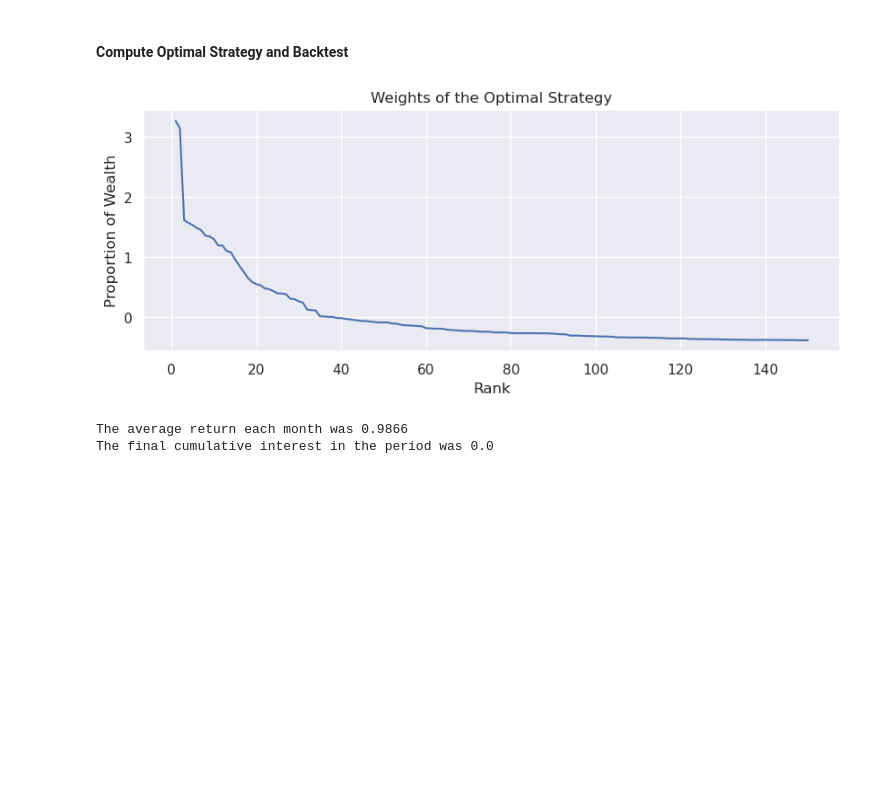
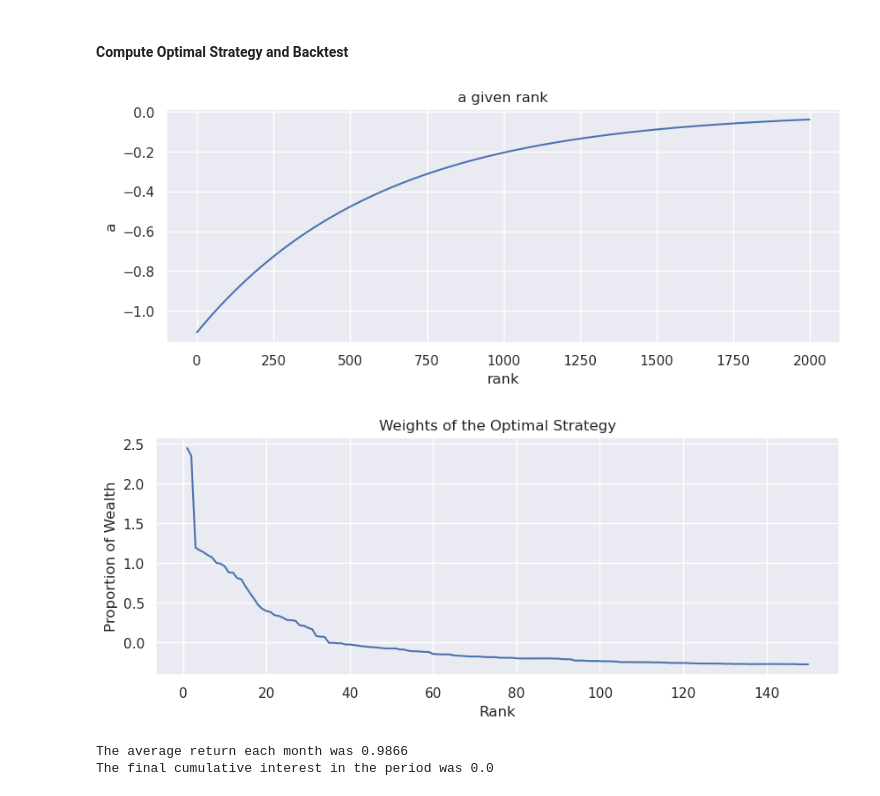
Before and after one commit to pedrou2000/mathematical_finance, a Jupyter notebook: 2-notebooks/0-test.ipynb, the cells around one changed output. Cells and saved outputs as stored; diff of their text form; code cells hidden in the pictures; blank space fills up the shorter version.

```diff
--- a/2-notebooks/0-test.ipynb
+++ b/2-notebooks/0-test.ipynb
@@ -203,18 +203,20 @@ plot_a(a[:-1])
 # %%
 method = 'direct_log'
 smooth_method = 'exponential_decay'
 smooth_parameter = 1
 smooth_a = False
 a = estimate_a(df.weights_by_rank, smooth_method=smooth_method, smooth_parameter=smooth_parameter,  smooth_a=smooth_a)
+plot_a(a[:-1])
 
 setting = 'pure'
 N = 150
 plot_date = '2013-03-28'
 
 strategy = compute_weights_optimal_open(setting=setting, N=N, a=a, weights_by_rank=df.weights_by_rank)
 plot_strategy(strategy, plot_date)
 # %% [output]
-[figure, old version]
+[figure, new version]
+[figure, added]
 # %%
 backtest = Backtest(strategy=strategy, weights_permno_by_rank=df.weights_permno_by_rank, returns_by_permno=df.returns_by_permno)
 
```
Also changed, not shown: 28 other files.
